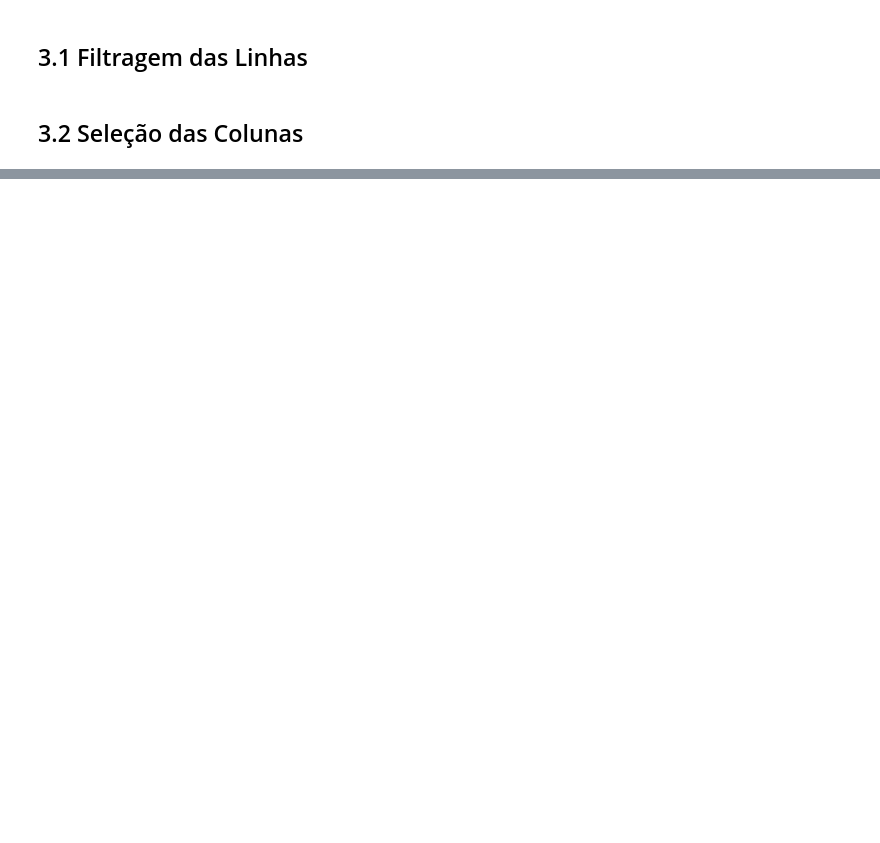
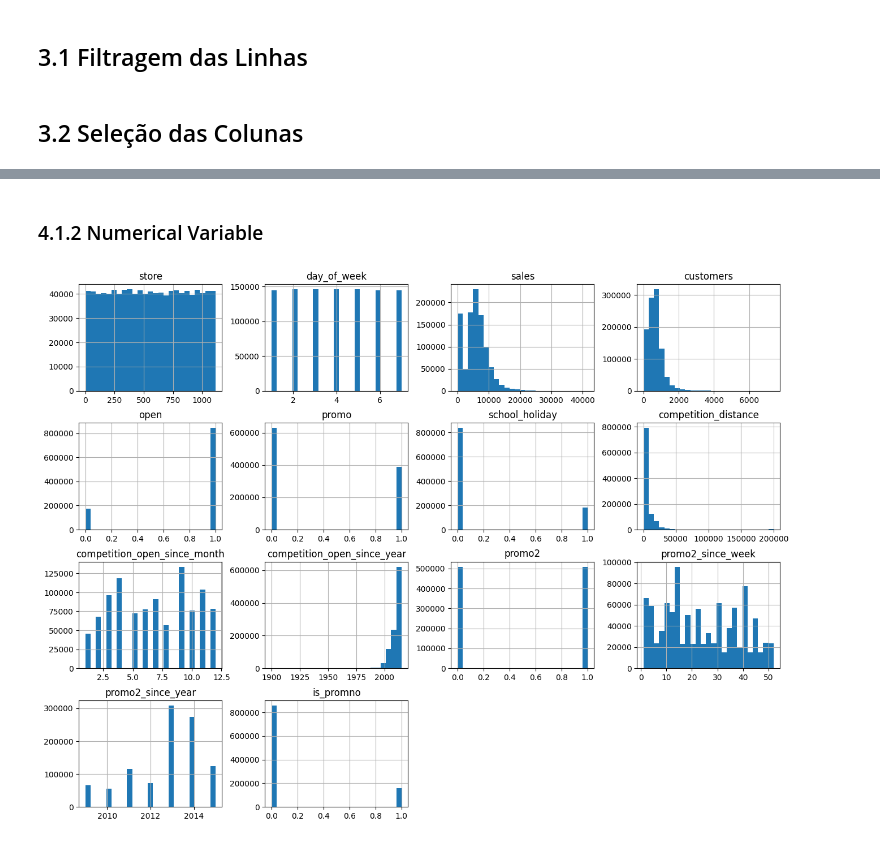
Before and after one commit to leprado06/rossmann, a Jupyter notebook: notebook/v1.ipynb, the cells around one changed output, grey strips where cells are left out. Drawn from its saved outputs; the diff is of its cells as text; code cells hidden in the pictures; blank space fills up the shorter version.

```diff
--- a/notebook/v1.ipynb
+++ b/notebook/v1.ipynb
@@ -364,0 +404,6 @@ df3=df2.copy()
+# %% [markdown]
+### 4.1.2 Numerical Variable
+# %%
+num_attributes.hist(figsize=(16, 12), bins=25);
+# %% [output]
+[figure, added]
```
Also changed, not shown: parts of 27 cells of this notebook.
